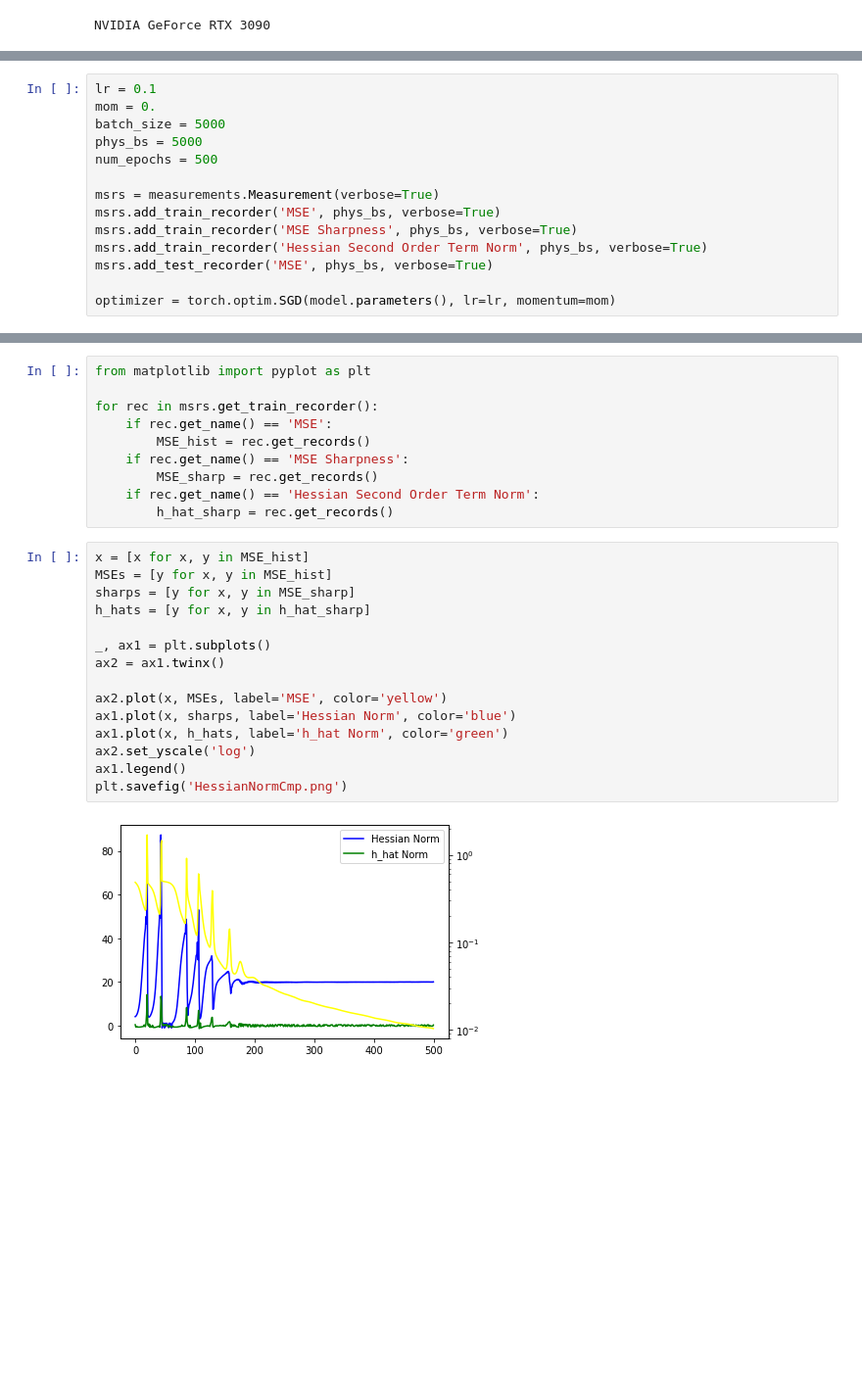
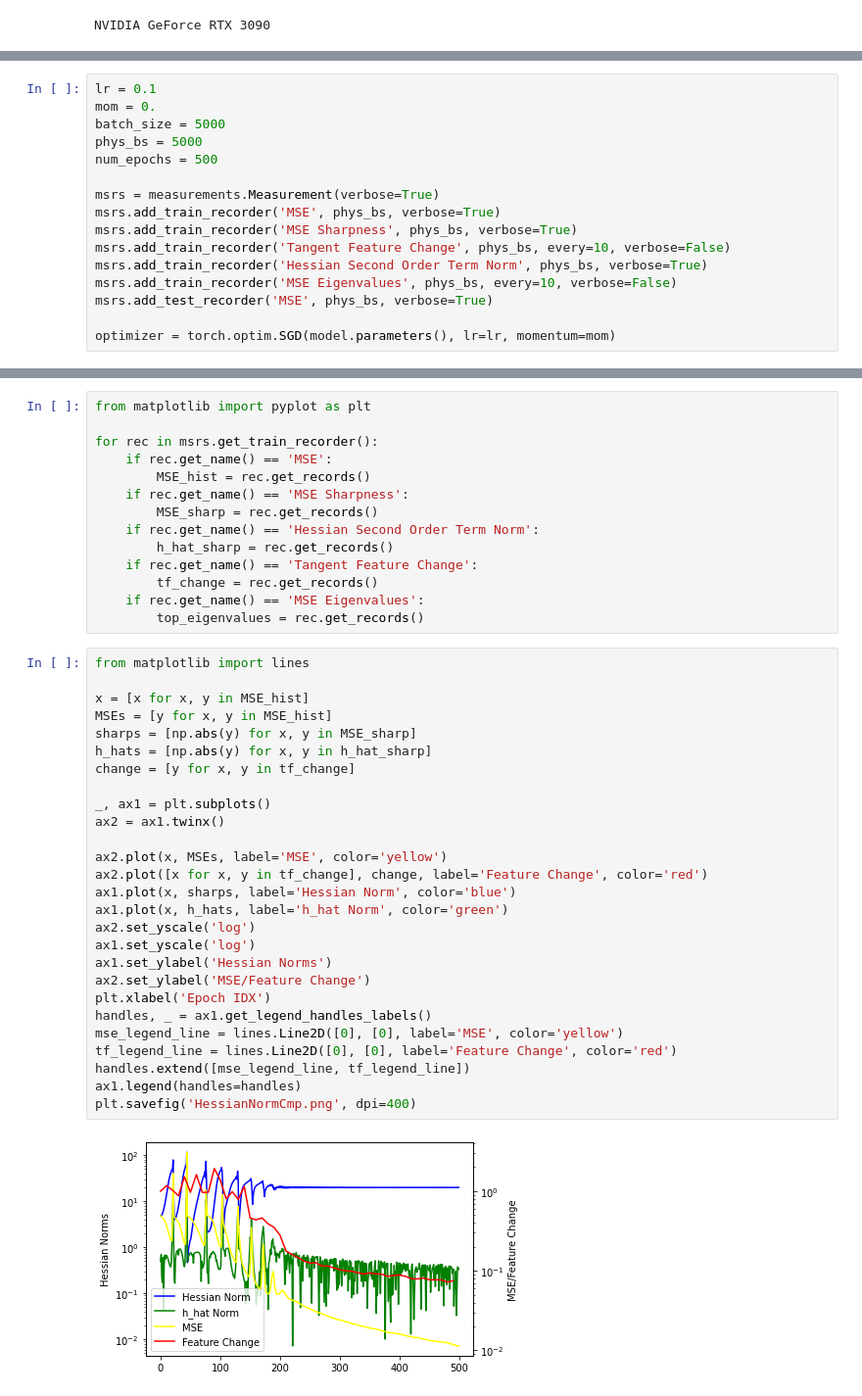
Before and after one commit to JLiao980706/NNHessian, a Jupyter notebook: MNISTRegression.ipynb, the cells around one changed output, grey strips where cells are left out. Shown: that part at 98% size. Cells and saved outputs as stored; diff of their text form; blank space fills up the shorter version.

```diff
--- a/MNISTRegression.ipynb
+++ b/MNISTRegression.ipynb
@@ -49,7 +49,9 @@ num_epochs = 500
 msrs = measurements.Measurement(verbose=True)
 msrs.add_train_recorder('MSE', phys_bs, verbose=True)
 msrs.add_train_recorder('MSE Sharpness', phys_bs, verbose=True)
+msrs.add_train_recorder('Tangent Feature Change', phys_bs, every=10, verbose=False)
 msrs.add_train_recorder('Hessian Second Order Term Norm', phys_bs, verbose=True)
+msrs.add_train_recorder('MSE Eigenvalues', phys_bs, every=10, verbose=False)
 msrs.add_test_recorder('MSE', phys_bs, verbose=True)
 
 optimizer = torch.optim.SGD(model.parameters(), lr=lr, momentum=mom)
@@ -95,20 +89,36 @@ for rec in msrs.get_train_recorder():
         MSE_sharp = rec.get_records()
     if rec.get_name() == 'Hessian Second Order Term Norm':
         h_hat_sharp = rec.get_records()
+    if rec.get_name() == 'Tangent Feature Change':
+        tf_change = rec.get_records()
+    if rec.get_name() == 'MSE Eigenvalues':
+        top_eigenvalues = rec.get_records()
 # %%
+from matplotlib import lines
+
 x = [x for x, y in MSE_hist]
 MSEs = [y for x, y in MSE_hist]
-sharps = [y for x, y in MSE_sharp]
-h_hats = [y for x, y in h_hat_sharp]
+sharps = [np.abs(y) for x, y in MSE_sharp]
+h_hats = [np.abs(y) for x, y in h_hat_sharp]
+change = [y for x, y in tf_change]
 
 _, ax1 = plt.subplots()
 ax2 = ax1.twinx()
 
 ax2.plot(x, MSEs, label='MSE', color='yellow')
+ax2.plot([x for x, y in tf_change], change, label='Feature Change', color='red')
 ax1.plot(x, sharps, label='Hessian Norm', color='blue')
 ax1.plot(x, h_hats, label='h_hat Norm', color='green')
 ax2.set_yscale('log')
-ax1.legend()
-plt.savefig('HessianNormCmp.png')
+ax1.set_yscale('log')
+ax1.set_ylabel('Hessian Norms')
+ax2.set_ylabel('MSE/Feature Change')
+plt.xlabel('Epoch IDX')
+handles, _ = ax1.get_legend_handles_labels()
+mse_legend_line = lines.Line2D([0], [0], label='MSE', color='yellow')
+tf_legend_line = lines.Line2D([0], [0], label='Feature Change', color='red')
+handles.extend([mse_legend_line, tf_legend_line])
+ax1.legend(handles=handles)
+plt.savefig('HessianNormCmp.png', dpi=400)
 # %% [output]
-[figure, old version]
+[figure, new version]
```
Also changed, not shown: parts of 9 cells of this notebook, 6 other files.
